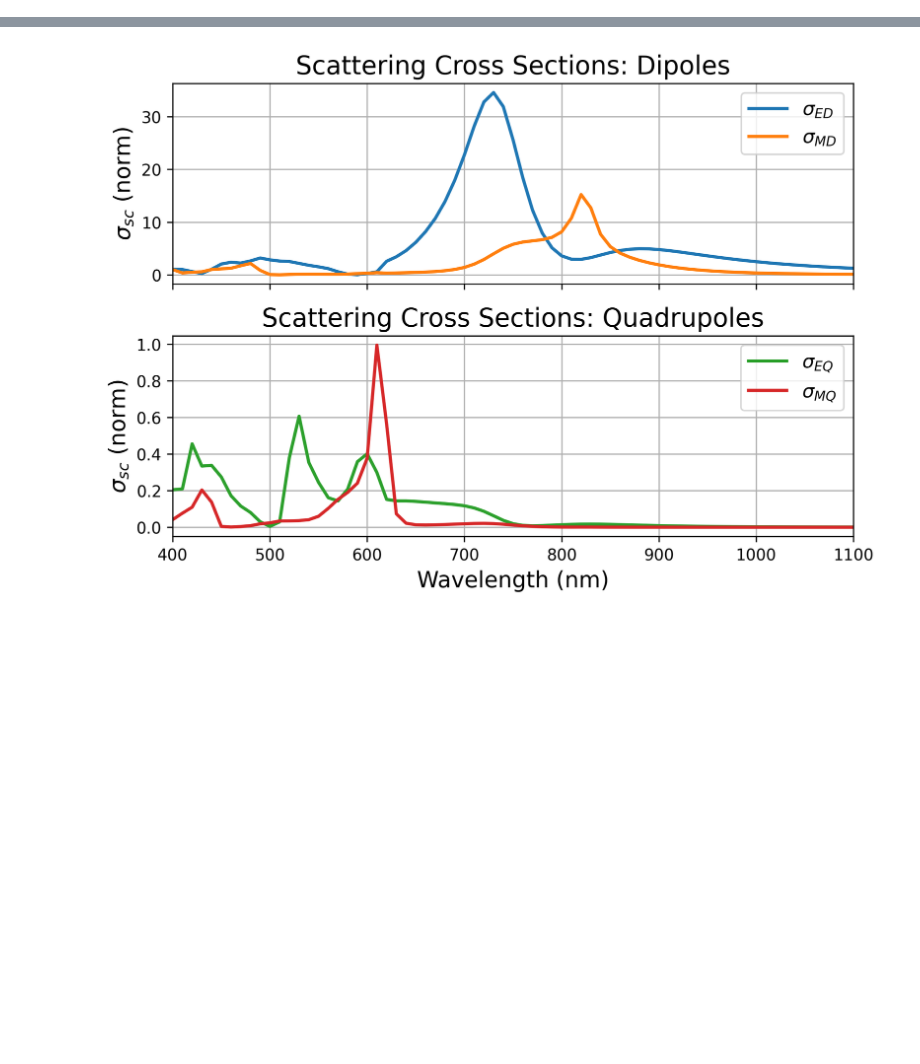
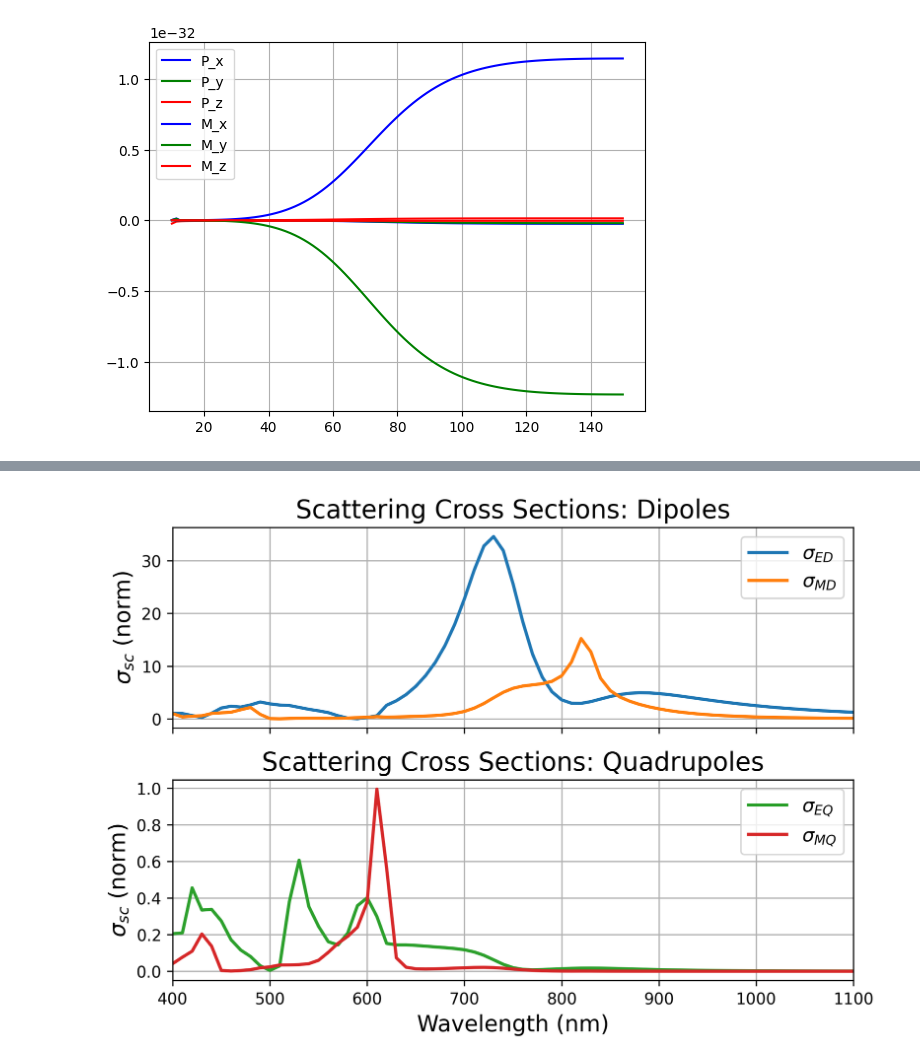
Before and after one commit to semyonbo/SPP_ANALYTICAL, a Jupyter notebook: SPP_vs_Force.ipynb, the cells around one changed output, grey strips where cells are left out. Saved outputs shown, nothing was run; the diff lists cells and outputs as text; code cells hidden in the pictures; blank space fills up the shorter version.

```diff
--- a/SPP_vs_Force.ipynb
+++ b/SPP_vs_Force.ipynb
@@ -394,0 +195,24 @@ plt.show()
+# %%
+Rss = np.linspace(10, 150, 100)
+wl=800
+
+P_from_r,M_from_r = np.empty((len(wls),3), dtype=complex),np.empty((len(wls),3), dtype=complex)
+
+
+for i in tqdm(range(len(Rss))):
+    p,m = dipoles.calc_dipoles_v2(wl, eps_Au, point, Rss[i], eps_Si, angle, amplitude=1, phase=phase, a_angle=a_angle, stop=STOP)
+    p,m = p[:,0],m[:,0]
+    P_from_r[i,:],M_from_r[i,:]=p,m
+# %%
+plt.plot(Rss, P_from_r[:,0].real, label='P_x', color='blue')
+plt.plot(Rss, P_from_r[:,1].real, label='P_y', color='green')
+plt.plot(Rss, P_from_r[:,2].real, label='P_z', color='red')
+
+plt.plot(Rss, M_from_r[:,0].real/c_const, label='M_x', color='blue')
+plt.plot(Rss, M_from_r[:,1].real/c_const, label='M_y', color='green')
+plt.plot(Rss, M_from_r[:,2].real/c_const, label='M_z', color='red')
+
+plt.legend()
+plt.grid()
+# %% [output]
+[figure, added]
```
Also changed, not shown: parts of 60 cells of this notebook, 13 other files.
